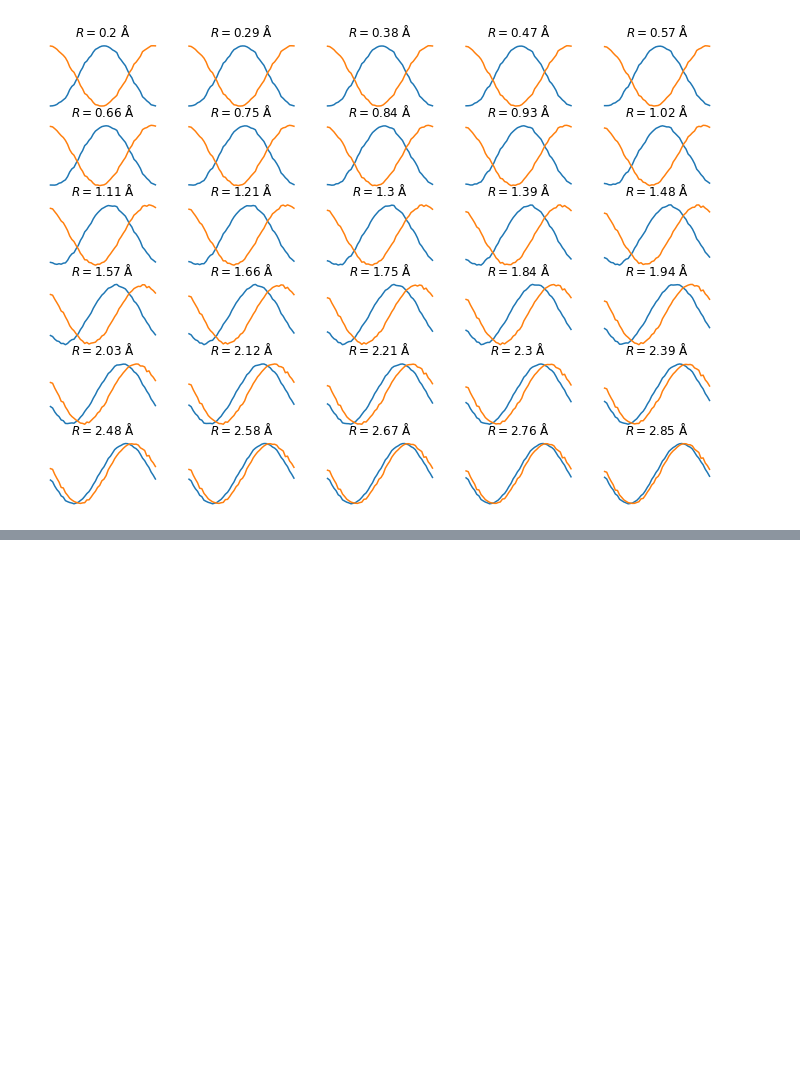
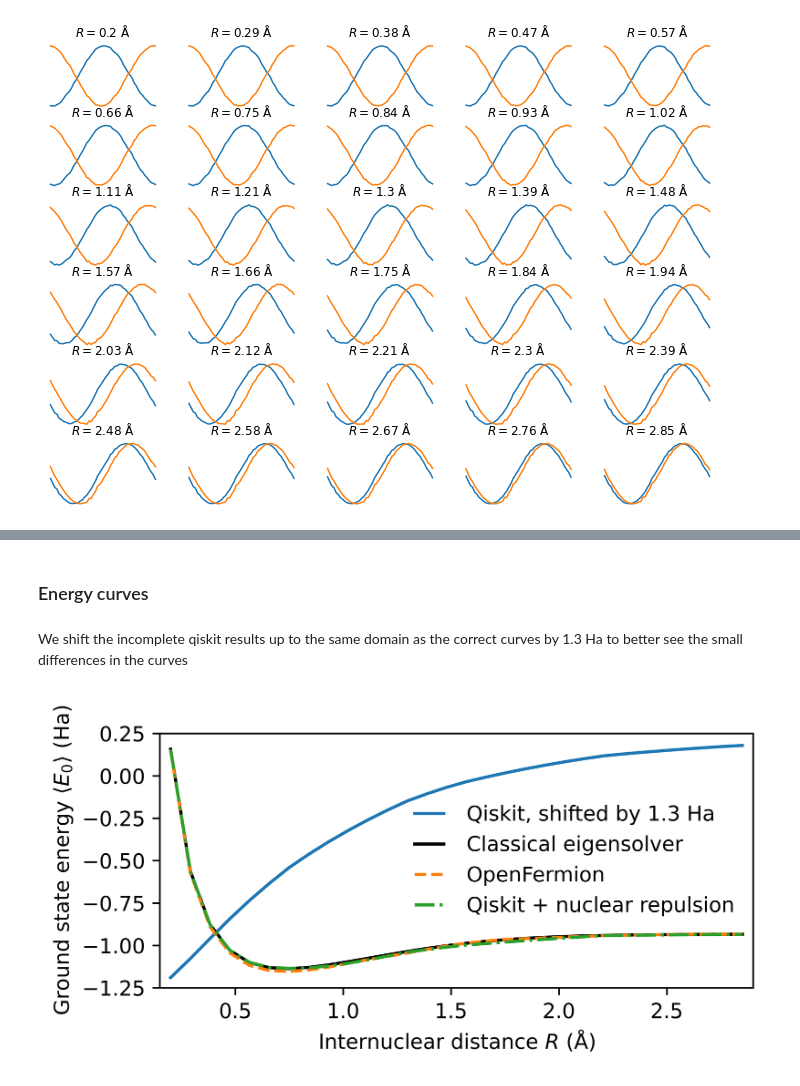
Before and after one commit to MatejHav/quantum-project-group-2, a Jupyter notebook: supporting_code.ipynb, the cells around one changed output, grey strips where cells are left out. Cells and saved outputs as stored; diff of their text form; code cells hidden in the pictures; blank space fills up the shorter version.

```diff
--- a/supporting_code.ipynb
+++ b/supporting_code.ipynb
@@ -96,0 +102,4 @@ plot_results(R_range,theta_range,np.min(nre_big+E_QK,axis=0),nre_big+E_QK)
+# %% [markdown]
+### Energy curves
+# %% [markdown]
+We shift the incomplete qiskit results up to the same domain as the correct curves by 1.3 Ha to better see the small differences in the curves
@@ -96,0 +123,33 @@ plot_results(R_range,theta_range,np.min(nre_big+E_QK,axis=0),nre_big+E_QK)
+# %%
+distance = partial(Molecule.absolute_distance, atom_pair=(1, 0)) # distance operation on molecule
+
+# Define molecule and driver and create electronic structure problem
+molecule = Molecule(geometry=[["H",[0.0,0.0,0.0]],["H",[0.0,0.0,0.74]]],charge=0,multiplicity=1,degrees_of_freedom=[distance])
+driver = ElectronicStructureMoleculeDriver(molecule, basis="sto3g", driver_type=ElectronicStructureDriverType.PYQUANTE)
+es_problem = ElectronicStructureProblem(driver)
+# %%
+qubit_converter = QubitConverter(BravyiKitaevMapper())
+
+# define numpy solver
+solver_numpy = NumPyMinimumEigensolver()
+me_gsc_numpy = GroundStateEigensolver(qubit_converter, solver_numpy)
+bs_classical = BOPESSampler(
+    gss=me_gsc_numpy, bootstrap=False, num_bootstrap=None, extrapolator=None
+)
+# execute
+res_np = bs_classical.sample(es_problem, R_range)
+# %%
+plt.figure(figsize=(5,2.5),dpi=1000)
+plt.xlim(0.15,2.9); plt.ylim(-1.25,0.25)
+plt.xlabel(r'Internuclear distance $R$ (Å)')
+plt.ylabel(r'Ground state energy $\langle E_0 \rangle$ (Ha)')
+plt.plot(R_range,1.3+np.min(E_QK,axis=0),label='Qiskit, shifted by 1.3 Ha')
+plt.plot(res_np.points, res_np.energies,label="Classical eigensolver",c='black')
+plt.plot(R_range,np.min(E_OF,axis=0),label='OpenFermion',ls='--')
+plt.plot(R_range,np.min(E_QK+nre_big,axis=0),label='Qiskit + nuclear repulsion',ls='-.')
+plt.legend(frameon=False,loc='center right',numpoints=2)
+plt.tight_layout()
+#plt.savefig('energy_curves.png')
+plt.show()
+# %% [output]
+[figure, added]
```
Also changed, not shown: parts of 8 cells of this notebook.
